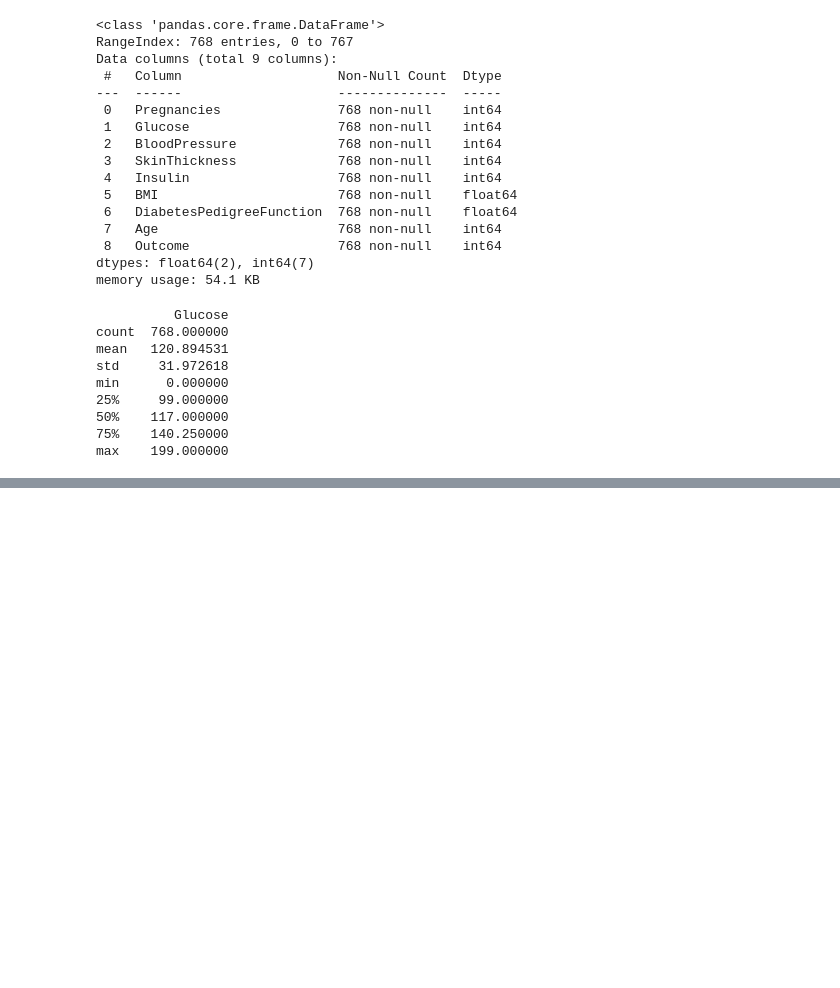
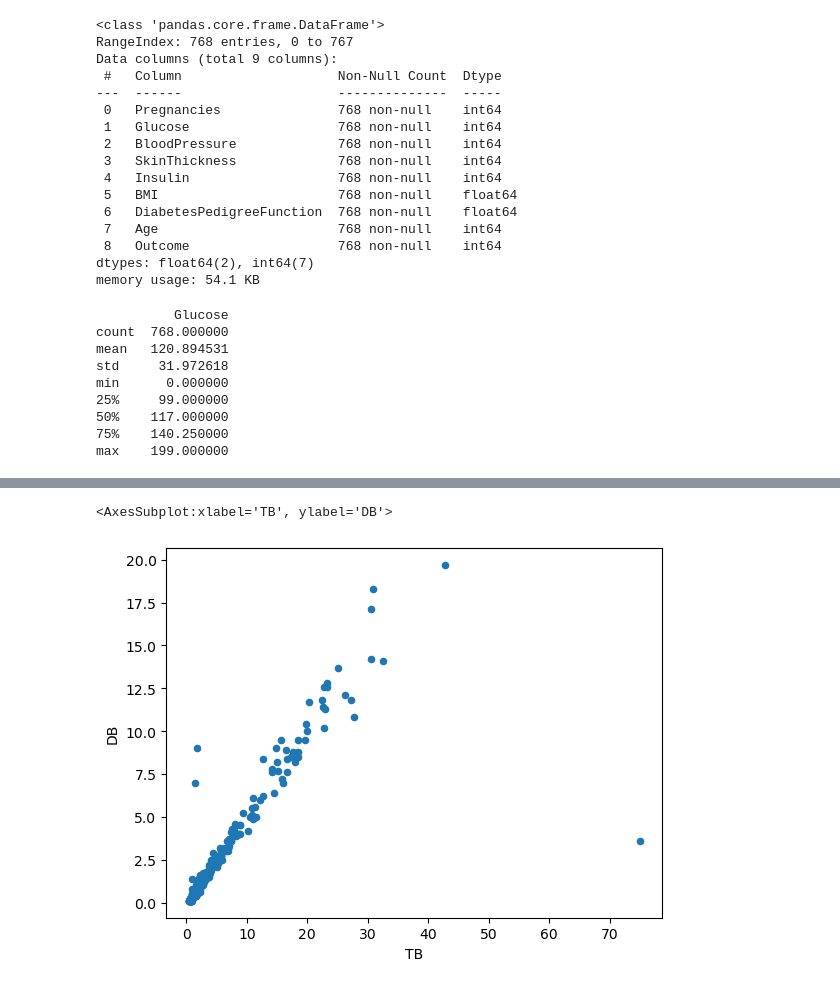
Before and after one commit to Spap123/DIG-Classes, a Jupyter notebook: 25th Feb Batch/Class_26.08.23_Python_Pandas.ipynb, the cells around one changed output, grey strips where cells are left out. Saved outputs shown, nothing was run; the diff lists cells and outputs as text; code cells hidden in the pictures; blank space fills up the shorter version.

Commit message:
data add c ommit

```diff
--- a/25th Feb Batch/Class_26.08.23_Python_Pandas.ipynb
+++ b/25th Feb Batch/Class_26.08.23_Python_Pandas.ipynb
@@ -223,3 +223,5 @@ min      0.000000
 50%    117.000000
 75%    140.250000
 max    199.000000
+# %%
+ilpd = pd.read_csv(r'D:\DS WorkFlow\Data Is Good Class Files\Batches\2023-Classes\25th Feb Batch\ILPD.csv')
@@ -225,0 +498,5 @@ max    199.000000
+# %%
+ilpd.plot.scatter('TB','DB')
+# %% [output]
+<AxesSubplot:xlabel='TB', ylabel='DB'>
+[figure, added]
```
Also changed, not shown: parts of 48 cells of this notebook, 1 other file.
